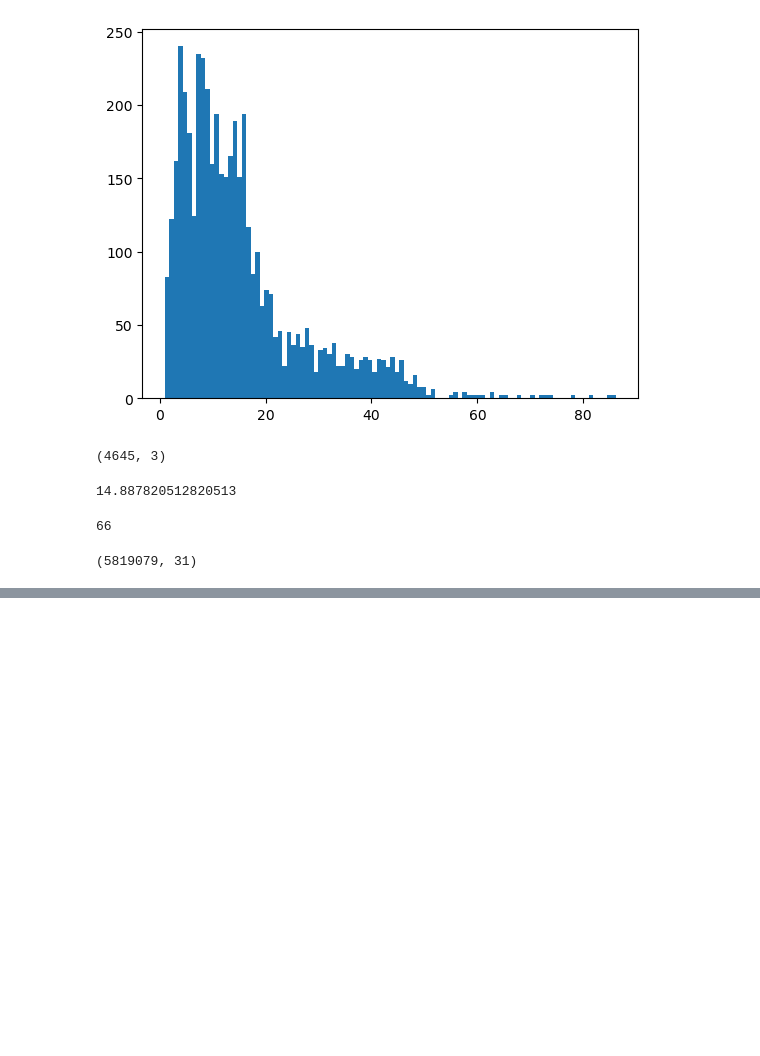
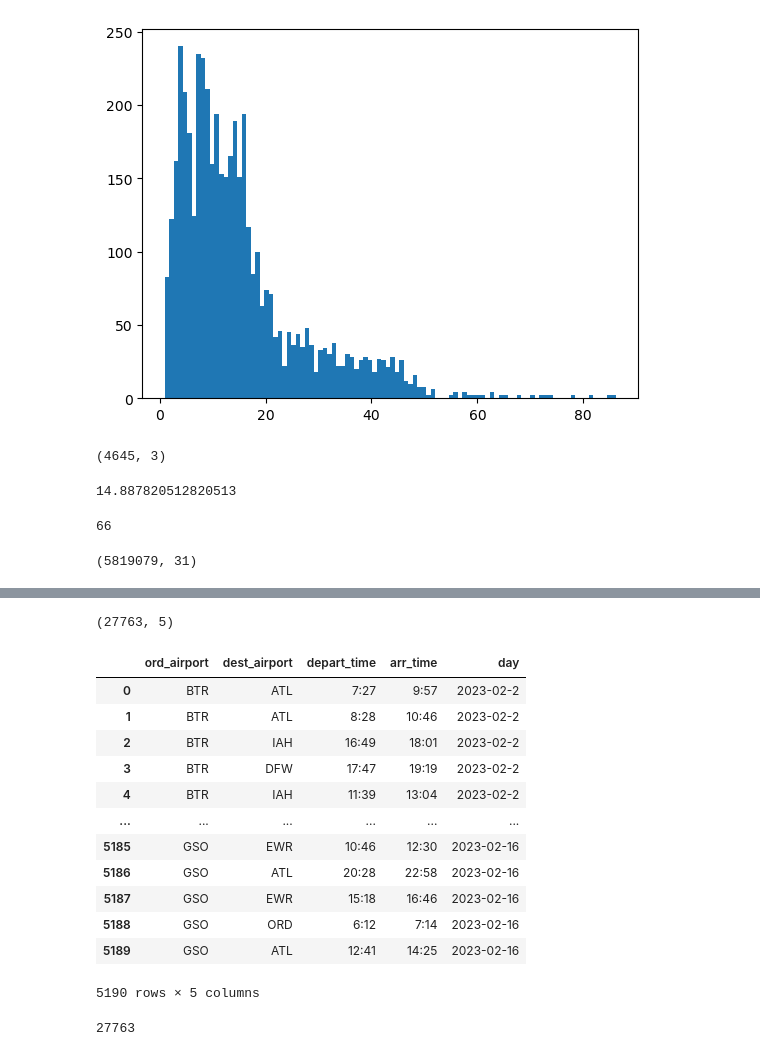
Before and after one commit to noviljohnson/FT_SQL, a Jupyter notebook: Airline_reservation/airpln_mnf_data_prep.ipynb, the cells around one changed output, grey strips where cells are left out. Drawn from its saved outputs; the diff is of its cells as text; code cells hidden in the pictures; blank space fills up the shorter version.

```diff
--- a/Airline_reservation/airpln_mnf_data_prep.ipynb
+++ b/Airline_reservation/airpln_mnf_data_prep.ipynb
@@ -538,0 +577,6 @@ flights.head()
+# %%
+# flights[flights['AIRLINE'] == 'DL']
+sch_al_dl = sch_al[sch_al['AIRLINE'] == 'EV'][['YEAR', 'MONTH', 'DAY', 'AIRLINE', 'FLIGHT_NUMBER',
+                                               'ORIGIN_AIRPORT', 'DESTINATION_AIRPORT', 'DEPARTURE_TIME',
+                                               'DISTANCE', 'ARRIVAL_TIME']]
+sch_al_dl.shape
@@ -538,0 +664,35 @@ flights.head()
+# %%
+schedule_tbl.shape
+# %% [output]
+(27763, 5)
+# %%
+schedule_tbl_2 = pd.DataFrame.from_dict({'ord_airport':org_a, 'dest_airport':dst_a, 'depart_time':dtime,'arr_time':atime,'day':dy})
+# %%
+# apply(lambda x: x['DEPARTURE_TIME']<55, axis = 1)
+def timesep(x):
+    tx = str(x).split('.')[0]
+    return tx[:-2] + ':' + tx[-2:]
+schedule_tbl_2['depart_time'] = schedule_tbl_2['depart_time'].apply(lambda x: timesep(x) )
+schedule_tbl_2['arr_time'] = schedule_tbl_2['arr_time'].apply(lambda x: timesep(x) )
+# %%
+schedule_tbl_2['day']=schedule_tbl_2['day'].apply(lambda x: '2023-02-'+str(x) )
+# %%
+schedule_tbl_2
+# %% [output]
+|  | ord_airport | dest_airport | depart_time | arr_time | day |
+| 0 | BTR | ATL | 7:27 | 9:57 | 2023-02-2 |
+| 1 | BTR | ATL | 8:28 | 10:46 | 2023-02-2 |
+| 2 | BTR | IAH | 16:49 | 18:01 | 2023-02-2 |
+| 3 | BTR | DFW | 17:47 | 19:19 | 2023-02-2 |
+| 4 | BTR | IAH | 11:39 | 13:04 | 2023-02-2 |
+| ... | ... | ... | ... | ... | ... |
+| 5185 | GSO | EWR | 10:46 | 12:30 | 2023-02-16 |
+| 5186 | GSO | ATL | 20:28 | 22:58 | 2023-02-16 |
+| 5187 | GSO | EWR | 15:18 | 16:46 | 2023-02-16 |
+| 5188 | GSO | ORD | 6:12 | 7:14 | 2023-02-16 |
+| 5189 | GSO | ATL | 12:41 | 14:25 | 2023-02-16 |
+5190 rows × 5 columns
+# %%
+len(schedule_tbl.reset_index()['index'].unique())
+# %% [output]
+27763
```
Also changed, not shown: parts of 27 cells of this notebook, 3 other files.
